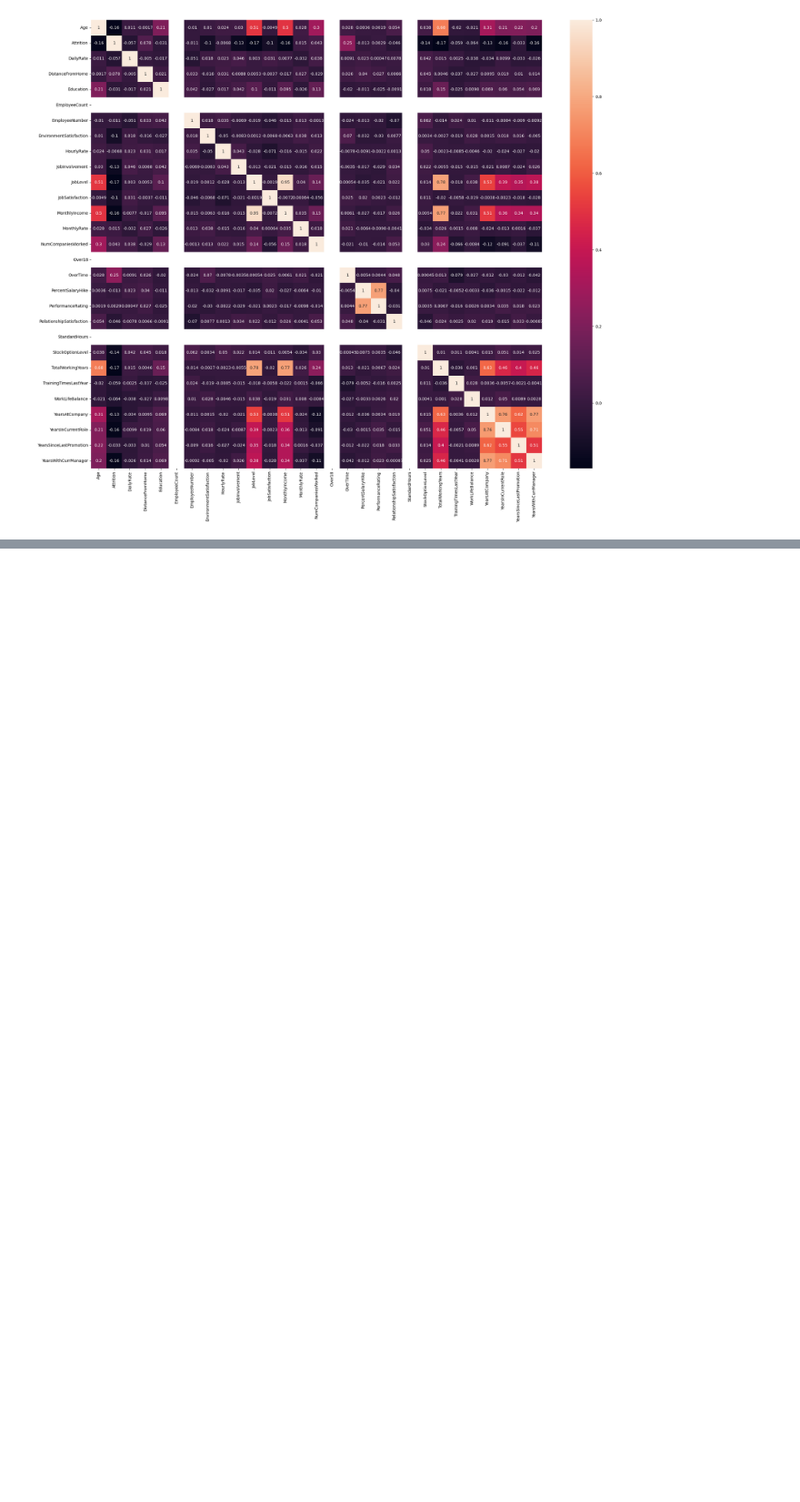
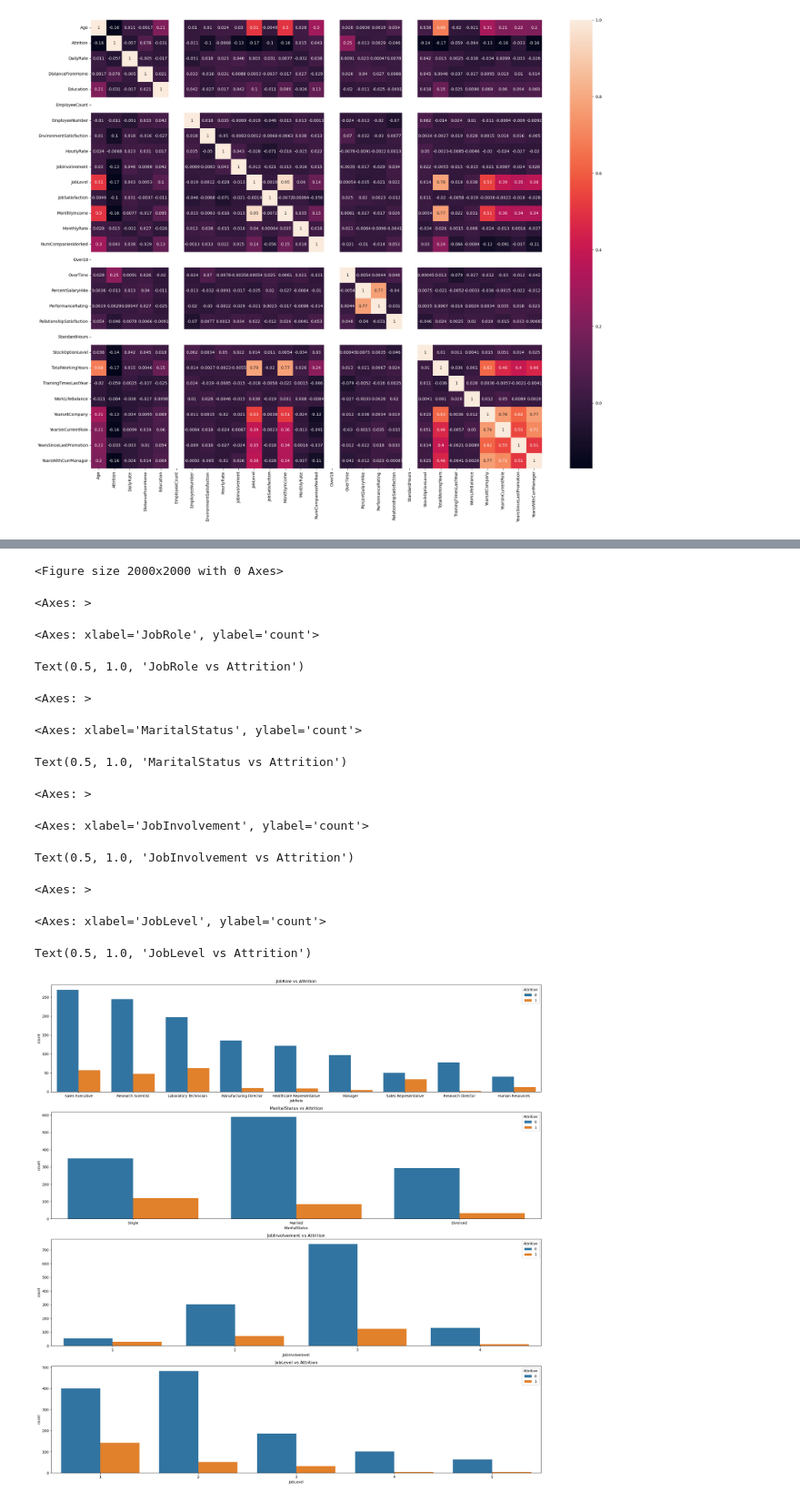
Before and after one commit to mattyapers/Data-Science, a Jupyter notebook: HR Model.ipynb, the cells around one changed output, grey strips where cells are left out. Shown at 91% size. Cells and saved outputs as stored; diff of their text form; code cells hidden in the pictures; blank space fills up the shorter version.

```diff
--- a/HR Model.ipynb
+++ b/HR Model.ipynb
@@ -258,0 +259,41 @@ plt.show()
+# %%
+plt.figure(figsize=(20, 20))
+
+# First subplot
+plt.subplot(4, 1, 1)
+sns.countplot(x='JobRole', hue='Attrition', data=df)
+plt.title('JobRole vs Attrition')
+
+# Second subplot
+plt.subplot(4, 1, 2)
+sns.countplot(x='MaritalStatus', hue='Attrition', data=df)
+plt.title('MaritalStatus vs Attrition')
+
+# Third subplot
+plt.subplot(4, 1, 3)
+sns.countplot(x='JobInvolvement', hue='Attrition', data=df)
+plt.title('JobInvolvement vs Attrition')
+
+# Fourth subplot
+plt.subplot(4, 1, 4)
+sns.countplot(x='JobLevel', hue='Attrition', data=df)
+plt.title('JobLevel vs Attrition')
+
+# Adjust layout
+plt.tight_layout()
+plt.show()
+# %% [output]
+<Figure size 2000x2000 with 0 Axes>
+<Axes: >
+<Axes: xlabel='JobRole', ylabel='count'>
+Text(0.5, 1.0, 'JobRole vs Attrition')
+<Axes: >
+<Axes: xlabel='MaritalStatus', ylabel='count'>
+Text(0.5, 1.0, 'MaritalStatus vs Attrition')
+<Axes: >
+<Axes: xlabel='JobInvolvement', ylabel='count'>
+Text(0.5, 1.0, 'JobInvolvement vs Attrition')
+<Axes: >
+<Axes: xlabel='JobLevel', ylabel='count'>
+Text(0.5, 1.0, 'JobLevel vs Attrition')
+[figure, added]
```
Also changed, not shown: parts of 11 cells of this notebook.
